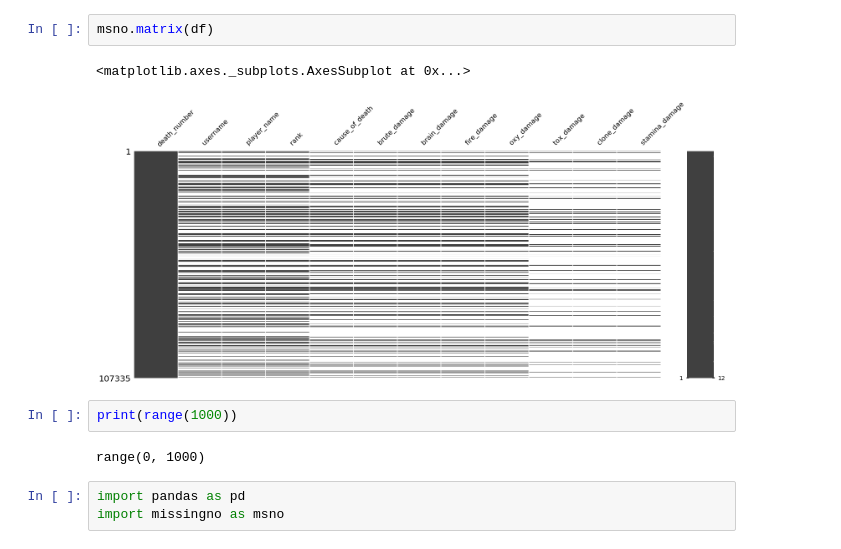
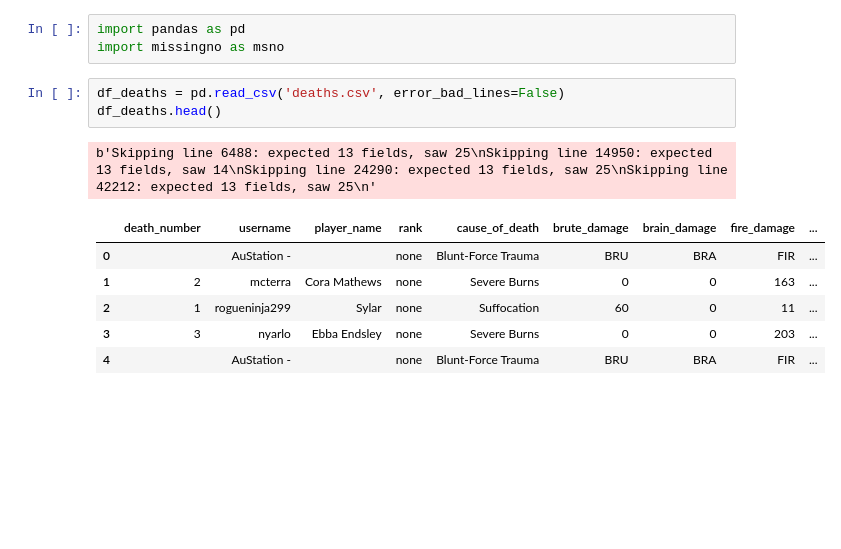
Before and after one commit to adenking/austation-scraper, a Jupyter notebook: Processing.ipynb, the cells around one changed output. Saved outputs shown, nothing was run; the diff lists cells and outputs as text; blank space fills up the shorter version.

```diff
--- a/Processing.ipynb
+++ b/Processing.ipynb
@@ -18,12 +1,14 @@ df.head(100)
-# %%
-msno.matrix(df)
-# %% [output]
-<matplotlib.axes._subplots.AxesSubplot at 0x...>
-[figure, removed]
-# %%
-print(range(1000))
-# %% [output]
-range(0, 1000)
 # %%
 import pandas as pd
 import missingno as msno
+# %%
+df_deaths = pd.read_csv('deaths.csv', error_bad_lines=False)
+df_deaths.head()
+# %% [output]
+b'Skipping line 6488: expected 13 fields, saw 25\nSkipping line 14950: expected 13 fields, saw 14\nSkipping line 24290: expected 13 fields, saw 25\nSkipping line 42212: expected 13 fields, saw 25\n'
+|  | death_number | username | player_name | rank | cause_of_death | brute_damage | brain_damage | fire_damage | ... |
+| 0 |  | AuStation - |  | none | Blunt-Force Trauma | BRU | BRA | FIR | ... |
+| 1 | 2 | mcterra | Cora Mathews | none | Severe Burns | 0 | 0 | 163 | ... |
+| 2 | 1 | rogueninja299 | Sylar | none | Suffocation | 60 | 0 | 11 | ... |
+| 3 | 3 | nyarlo | Ebba Endsley | none | Severe Burns | 0 | 0 | 203 | ... |
+| 4 |  | AuStation - |  | none | Blunt-Force Trauma | BRU | BRA | FIR | ... |
```
Also changed, not shown: parts of 6 cells of this notebook, 4 other files.
